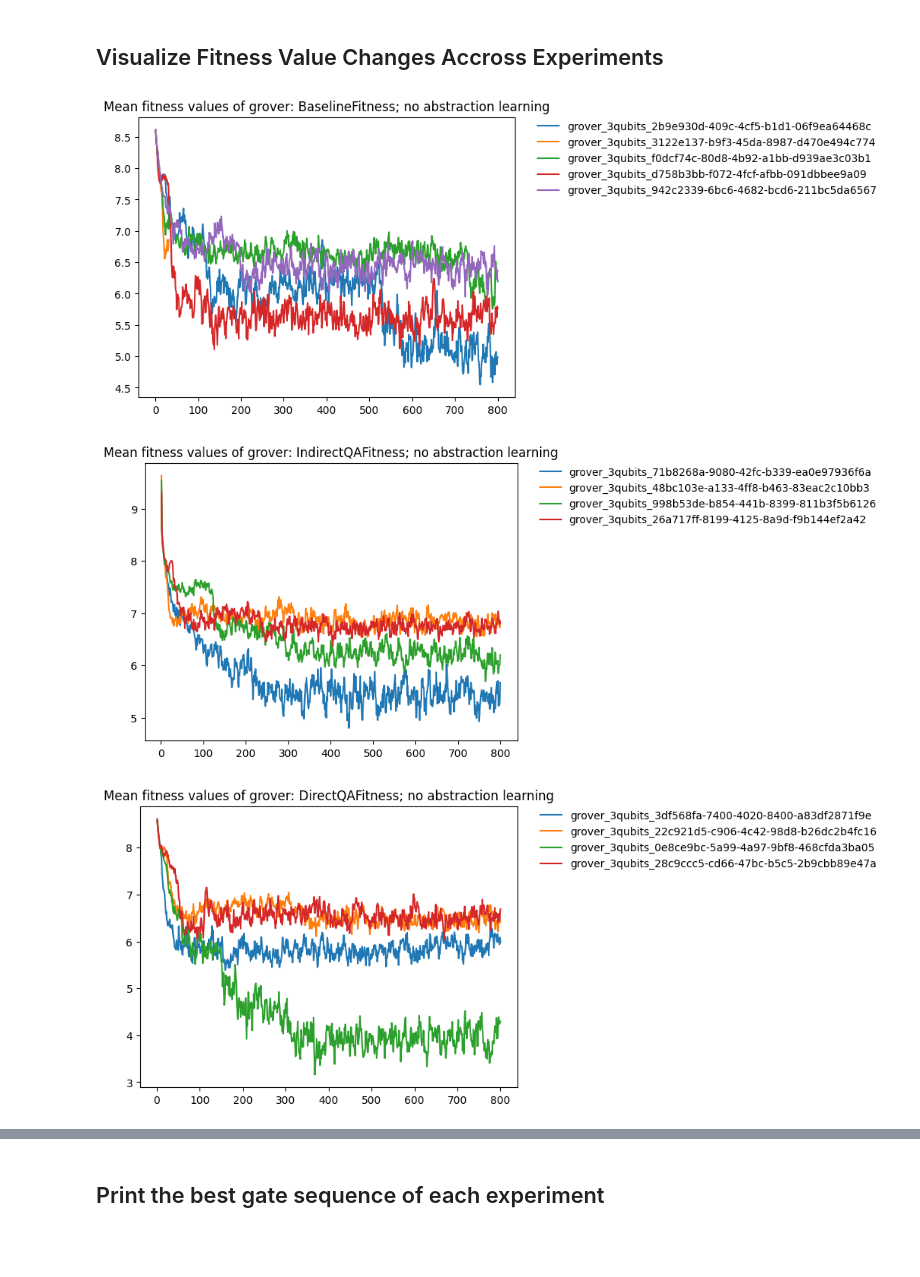
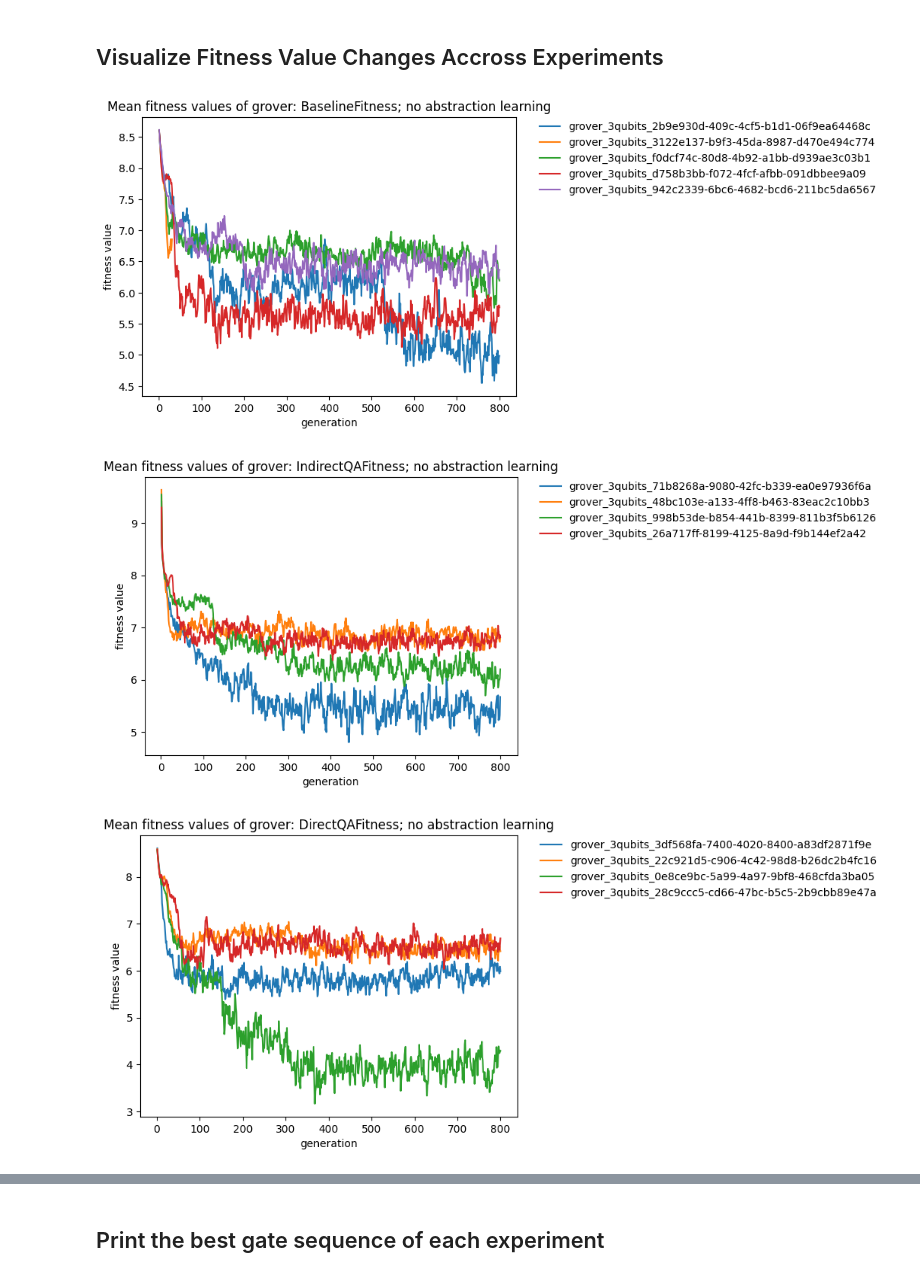
Before and after one commit to westoun/gp4qc, a Jupyter notebook: evaluation.ipynb, the cells around one changed output, grey strips where cells are left out. Drawn from its saved outputs; the diff is of its cells as text; code cells hidden in the pictures; blank space fills up the shorter version.

```diff
--- a/evaluation.ipynb
+++ b/evaluation.ipynb
@@ -103,6 +103,8 @@ for experiment_id in experiment_ids:
     ax = plt.subplot()
     ax.plot(current_fitness_values["generation"], current_fitness_values["best_fitness_value"])
     ax.plot(current_fitness_values["generation"], current_fitness_values["mean_fitness_value"])
+    ax.set_xlabel("generation")
+    ax.set_ylabel("fitness value")
 
     print(f"Experiment Id: {experiment_id}")
     print(f"\tConfiguration: {configuration}")
@@ -141,28 +143,30 @@ Experiment Id: grover_3qubits_22c921d5-c906-4c42-98d8-b26dc2b4fc16
 # %%
 # Group by configuration
 configurations = experiments["configuration"].unique()
 experiment_ids = experiments["experiment_id"].unique()
 
 for configuration in configurations:
     legend = []
 
     for experiment_id in experiment_ids:
         current_configuration = experiments.loc[experiments["experiment_id"] == experiment_id]["configuration"].tolist()[0].strip()
         if current_configuration != configuration:
             continue
 
         legend.append(experiment_id)
 
         current_fitness_values = fitness_values.loc[fitness_values["experiment_id"] == experiment_id]
 
         ax.plot(current_fitness_values["generation"], current_fitness_values["mean_fitness_value"])
+        ax.set_xlabel("generation")
+        ax.set_ylabel("fitness value")
         ax = plt.subplot()
 
     plt.legend(legend, bbox_to_anchor=(1.05, 1), loc='upper left', borderaxespad=0, framealpha=0)
     plt.title(f"Mean fitness values of {EVALUATION_CASE}: {configuration}")
     plt.savefig(f"results/{EVALUATION_CASE}_{configuration}_mean.png", bbox_inches='tight', transparent=True)
     plt.show()
 # %% [output]
-[figure, old version]
+[figure, new version]
-[figure, old version]
+[figure, new version]
-[figure, old version]
+[figure, new version]
```
Also changed, not shown: parts of 3 cells of this notebook.
